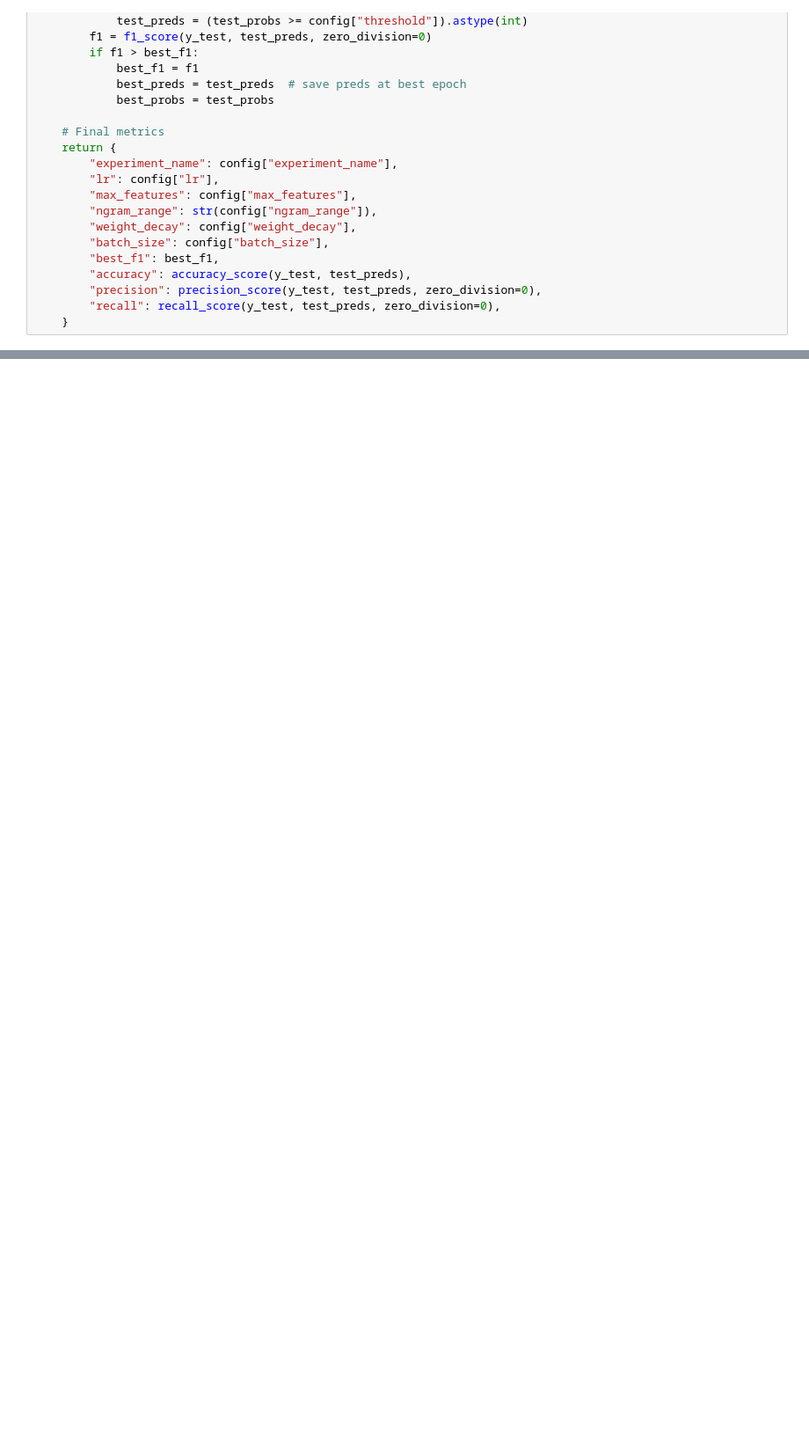
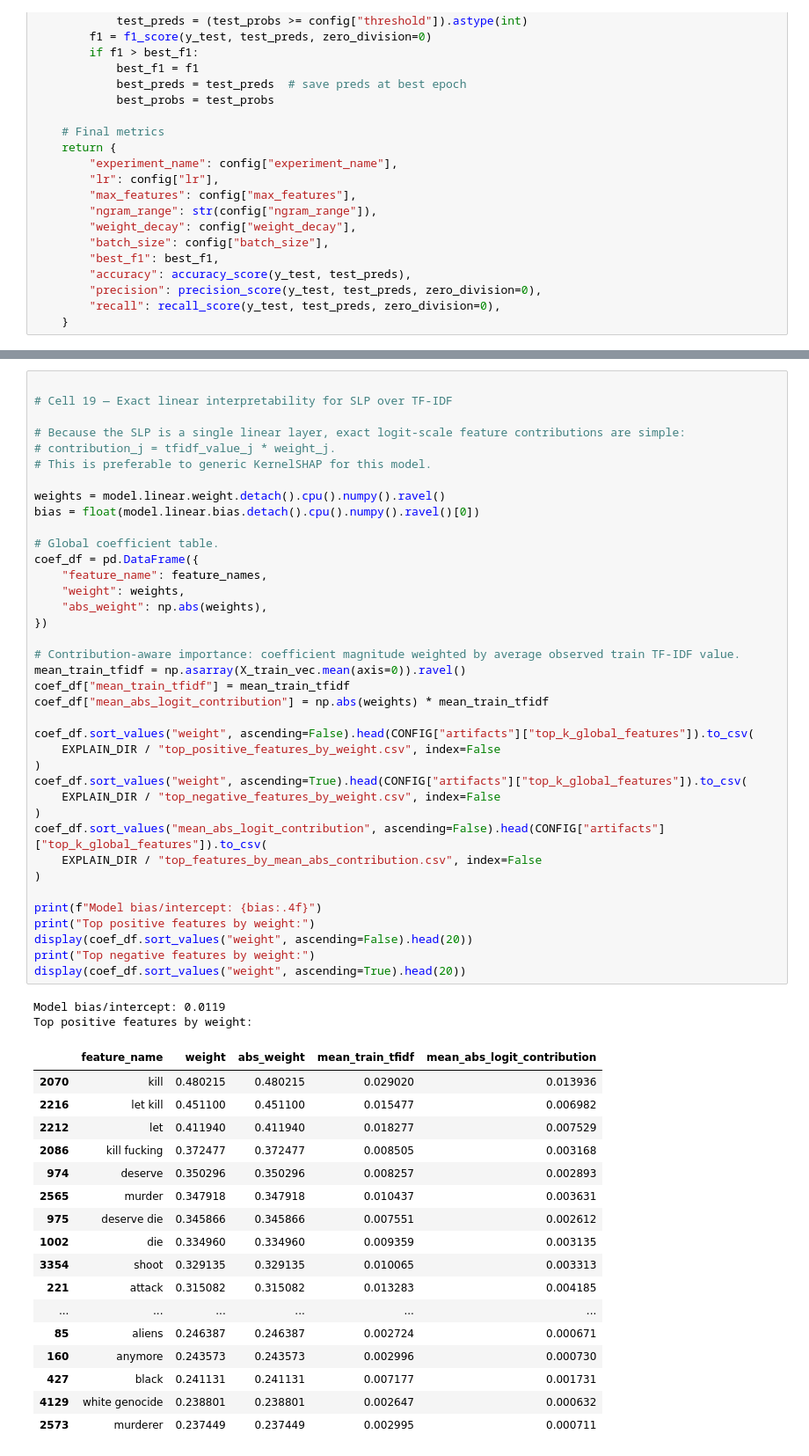
Before and after one commit to 73anthonyL/extremism_sentiment_analysis, a Jupyter notebook: studies/SLP_TF-IDF/official-research-slp-shap-for-extremism-detect.ipynb, the cells around one changed output, grey strips where cells are left out. Shown at 88% size. Saved outputs shown, nothing was run; the diff lists cells and outputs as text; blank space fills up the shorter version.

```diff
--- a/studies/SLP_TF-IDF/official-research-slp-shap-for-extremism-detect.ipynb
+++ b/studies/SLP_TF-IDF/official-research-slp-shap-for-extremism-detect.ipynb
@@ -394,0 +1112,58 @@ display(results_df.head(10))
+# %%
+
+# Cell 19 — Exact linear interpretability for SLP over TF-IDF
+
+# Because the SLP is a single linear layer, exact logit-scale feature contributions are simple:
+# contribution_j = tfidf_value_j * weight_j.
+# This is preferable to generic KernelSHAP for this model.
+
+weights = model.linear.weight.detach().cpu().numpy().ravel()
+bias = float(model.linear.bias.detach().cpu().numpy().ravel()[0])
+
+# Global coefficient table.
+coef_df = pd.DataFrame({
+    "feature_name": feature_names,
+    "weight": weights,
+    "abs_weight": np.abs(weights),
+})
+
+# Contribution-aware importance: coefficient magnitude weighted by average observed train TF-IDF value.
+mean_train_tfidf = np.asarray(X_train_vec.mean(axis=0)).ravel()
+coef_df["mean_train_tfidf"] = mean_train_tfidf
+coef_df["mean_abs_logit_contribution"] = np.abs(weights) * mean_train_tfidf
+
+coef_df.sort_values("weight", ascending=False).head(CONFIG["artifacts"]["top_k_global_features"]).to_csv(
+    EXPLAIN_DIR / "top_positive_features_by_weight.csv", index=False
+)
+coef_df.sort_values("weight", ascending=True).head(CONFIG["artifacts"]["top_k_global_features"]).to_csv(
+    EXPLAIN_DIR / "top_negative_features_by_weight.csv", index=False
+)
+coef_df.sort_values("mean_abs_logit_contribution", ascending=False).head(CONFIG["artifacts"]["top_k_global_features"]).to_csv(
+    EXPLAIN_DIR / "top_features_by_mean_abs_contribution.csv", index=False
+)
+
+print(f"Model bias/intercept: {bias:.4f}")
+print("Top positive features by weight:")
+display(coef_df.sort_values("weight", ascending=False).head(20))
+print("Top negative features by weight:")
+display(coef_df.sort_values("weight", ascending=True).head(20))
+# %% [output]
+Model bias/intercept: 0.0119
+Top positive features by weight:
+|  | feature_name | weight | abs_weight | mean_train_tfidf | mean_abs_logit_contribution |
+| 2070 | kill | 0.480215 | 0.480215 | 0.029020 | 0.013936 |
+| 2216 | let kill | 0.451100 | 0.451100 | 0.015477 | 0.006982 |
+| 2212 | let | 0.411940 | 0.411940 | 0.018277 | 0.007529 |
+| 2086 | kill fucking | 0.372477 | 0.372477 | 0.008505 | 0.003168 |
+| 974 | deserve | 0.350296 | 0.350296 | 0.008257 | 0.002893 |
+| 2565 | murder | 0.347918 | 0.347918 | 0.010437 | 0.003631 |
+| 975 | deserve die | 0.345866 | 0.345866 | 0.007551 | 0.002612 |
+| 1002 | die | 0.334960 | 0.334960 | 0.009359 | 0.003135 |
+| 3354 | shoot | 0.329135 | 0.329135 | 0.010065 | 0.003313 |
+| 221 | attack | 0.315082 | 0.315082 | 0.013283 | 0.004185 |
+| ... | ... | ... | ... | ... | ... |
+| 85 | aliens | 0.246387 | 0.246387 | 0.002724 | 0.000671 |
+| 160 | anymore | 0.243573 | 0.243573 | 0.002996 | 0.000730 |
+| 427 | black | 0.241131 | 0.241131 | 0.007177 | 0.001731 |
+| 4129 | white genocide | 0.238801 | 0.238801 | 0.002647 | 0.000632 |
+| 2573 | murderer | 0.237449 | 0.237449 | 0.002995 | 0.000711 |
```
Also changed, not shown: parts of 37 cells of this notebook.
